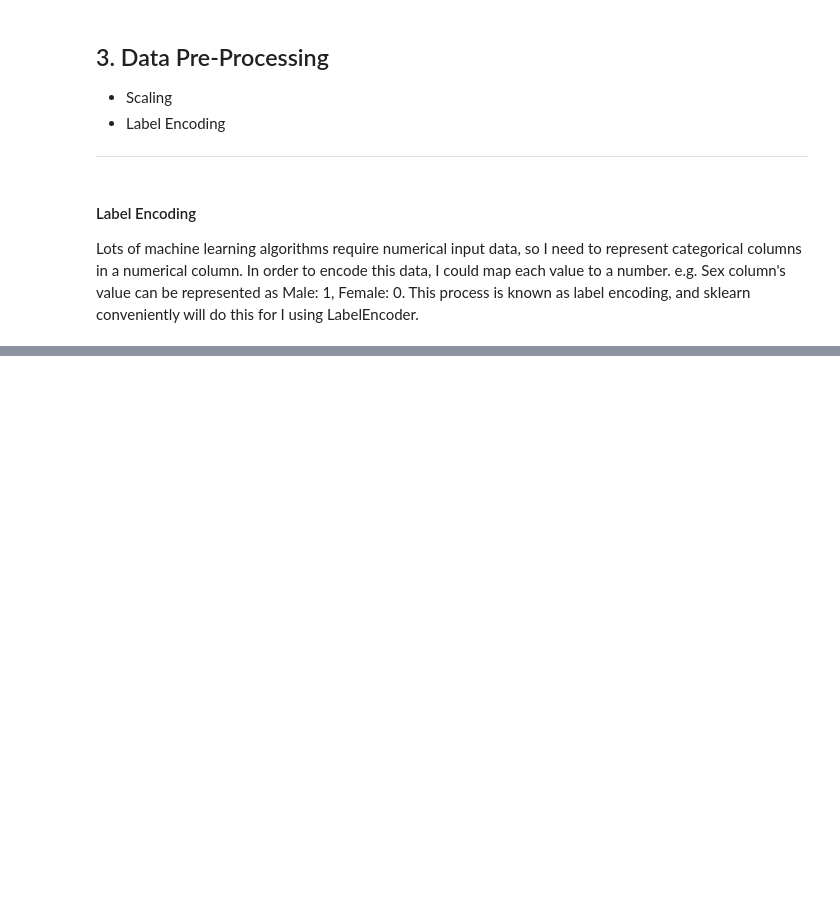
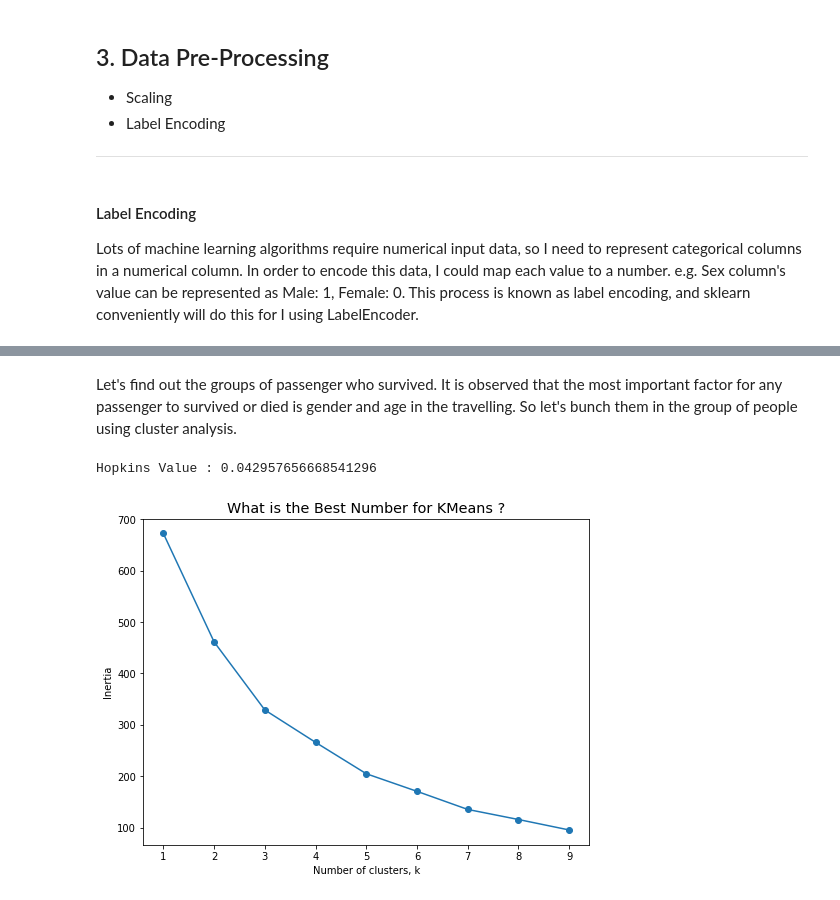
Before and after one commit to MEnesAkpinar/Titanic_Project_Prediction_with_ML, a Jupyter notebook: Titanic_Prediction_with_ML.ipynb, the cells around one changed output, grey strips where cells are left out. Saved outputs shown, nothing was run; the diff lists cells and outputs as text; code cells hidden in the pictures; blank space fills up the shorter version.

```diff
--- a/Titanic_Prediction_with_ML.ipynb
+++ b/Titanic_Prediction_with_ML.ipynb
@@ -896,0 +937,3 @@ Lots of machine learning algorithms require numerical input data, so I need to r
+# %%
+train1 = pd.get_dummies(train1, columns = ['embarked'], drop_first = True)
+train1.head(1)
@@ -896,0 +943,4 @@ Lots of machine learning algorithms require numerical input data, so I need to r
+# %%
+train1['sex'].replace('male', 1,inplace=True)
+train1['sex'].replace('female', 0, inplace=True)
+train1.head()
@@ -896,0 +954,2 @@ Lots of machine learning algorithms require numerical input data, so I need to r
+# %%
+train1.drop(['name', 'ticket', 'passengerid'], axis = 1, inplace = True)
@@ -896,0 +965,6 @@ Lots of machine learning algorithms require numerical input data, so I need to r
+# %%
+scaler = MinMaxScaler()
+scaler.fit(train1)
+
+
+train1_scaled= scaler.transform(train1)
@@ -896,0 +999,29 @@ Lots of machine learning algorithms require numerical input data, so I need to r
+# %% [markdown]
+Let's find out the groups of passenger who survived. It is observed that the most important factor for any passenger to survived or died is gender and age in the travelling. So let's bunch them in the group of people using cluster analysis.
+# %%
+hop = hopkins(train1_scaled,train1.shape[0])
+print(f"Hopkins Value : {hop} ")
+# %% [output]
+Hopkins Value : 0.042957656668541296
+# %%
+# First : Get the Best KMeans
+
+ks = range(1,10)
+inertias=[]
+for k in ks :
+    # Create a KMeans clusters
+    kc = KMeans(n_clusters=k,random_state=1)
+    kc.fit(train1_scaled)
+    inertias.append(kc.inertia_)
+
+# Plot ks vs inertias
+f, ax = plt.subplots(figsize=(8, 6))
+plt.plot(ks, inertias, '-o')
+plt.xlabel('Number of clusters, k')
+plt.ylabel('Inertia')
+plt.xticks(ks)
+plt.style.use('ggplot')
+plt.title('What is the Best Number for KMeans ?')
+plt.show()
+# %% [output]
+[figure, added]
```
Also changed, not shown: parts of 17 cells of this notebook.
